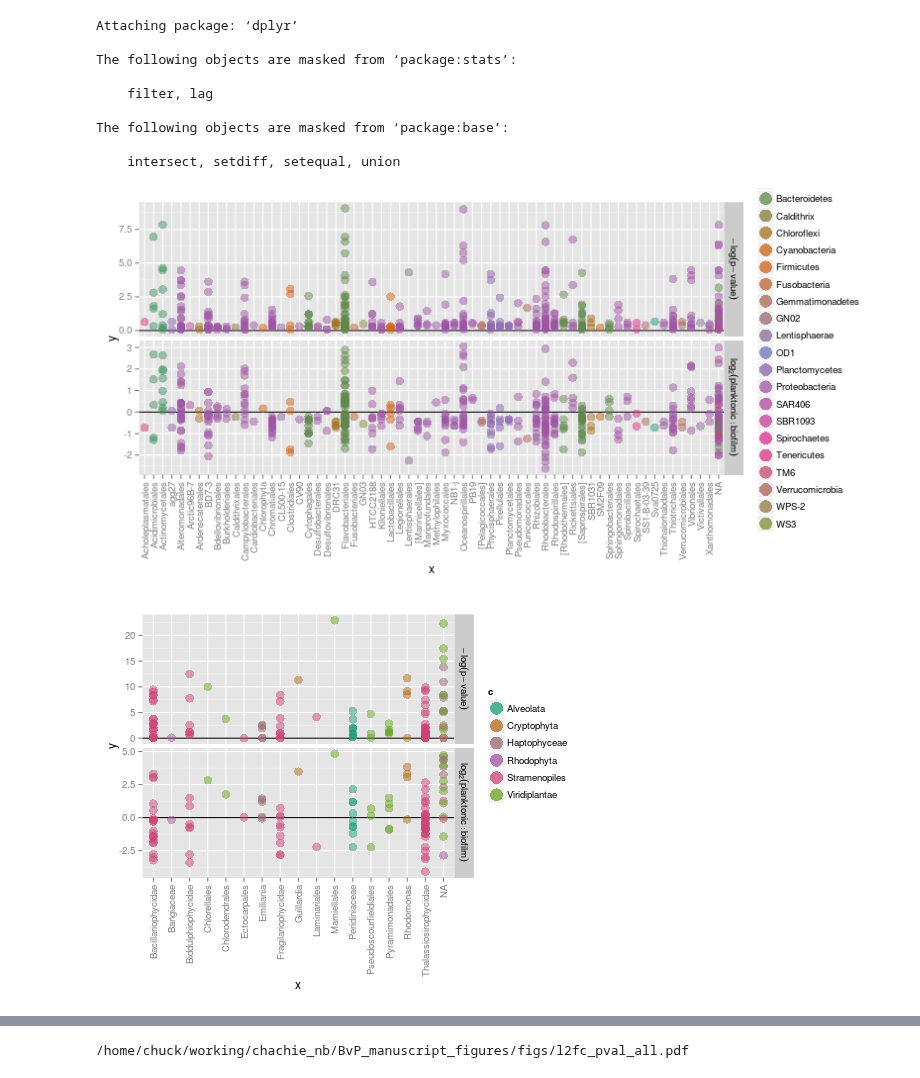
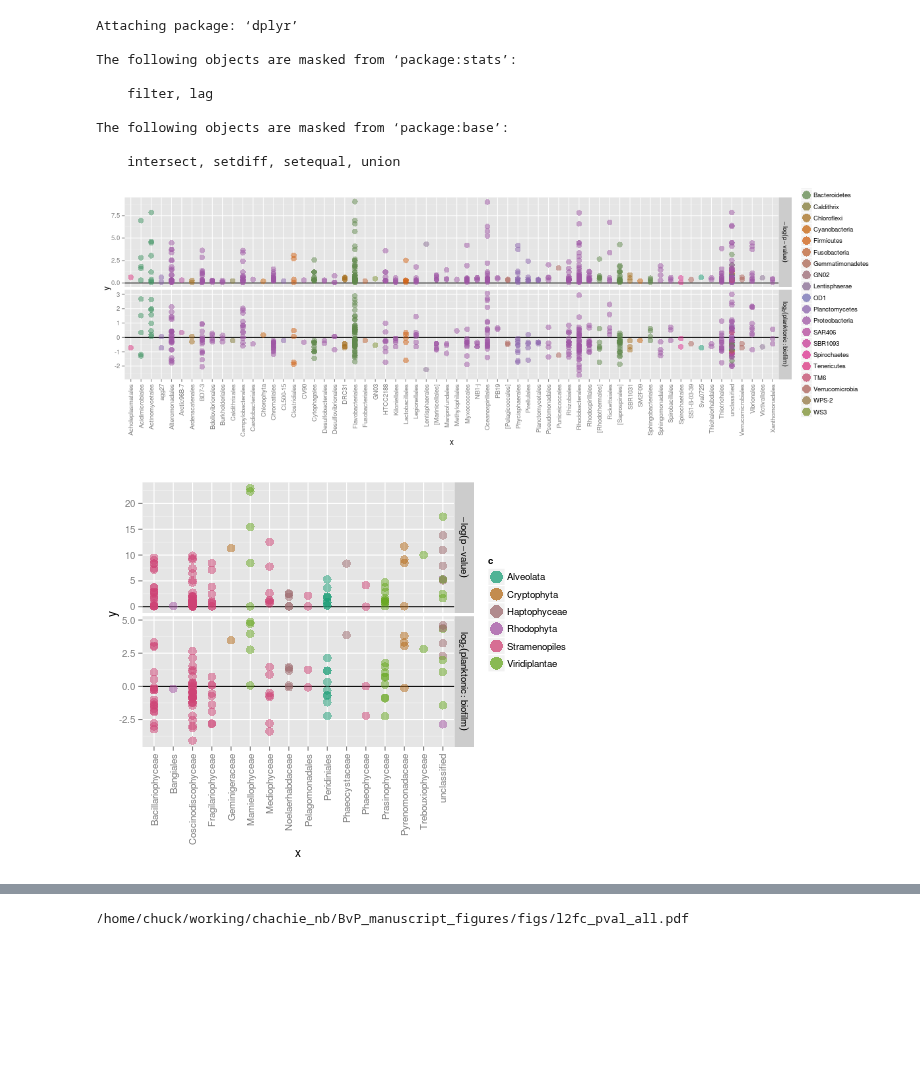
Before and after one commit to chuckpr/BvP_manuscript_figures, a Jupyter notebook: l2fc_figs.ipynb, the cells around one changed output, grey strips where cells are left out. Saved outputs shown, nothing was run; the diff lists cells and outputs as text; code cells hidden in the pictures; blank space fills up the shorter version.

Commit message:
NA to unclassified and switched x-axis to rank4

```diff
--- a/l2fc_figs.ipynb
+++ b/l2fc_figs.ipynb
@@ -18,61 +18,67 @@ The following objects are masked from ‘package:base’:
 
     intersect, setdiff, setequal, union
 # %%
-%%R -w 800 -h 400
+%%R -w 1200 -h 400
 DF = read.table("../data/BvP.l2fc.bact.csv",
                 sep = ",",
                 header = TRUE)
 
 df.plot = subset(DF, !is.na(DF$padj))
+tmp = as.character(df.plot$Rank4)
+tmp[is.na(tmp)] = "unclassified"
+df.plot$Rank4 = tmp
 
 colourCount = length(unique(df.plot$Rank2))
 getPalette = colorRampPalette(brewer.pal(5, "Dark2"))
 
 df.top = data.frame(x = df.plot$Rank4, y = -log(df.plot$padj), OTU = df.plot$OTU,
                     panel = "-log(p-value)", c = df.plot$Rank2)
 df.bottom = data.frame(x = df.plot$Rank4, y = df.plot$log2FoldChange, OTU = df.plot$OTU,
                        panel = "log[2](planktonic:biofilm)",
                        c = df.plot$Rank2)
 
 d = rbind(df.top, df.bottom)
 d.bact = d
 
 p = ggplot(data = d, mapping = aes(x = x, y = y))
 p = p + geom_hline(y = 0)
 p = p + facet_grid(panel~., scale="free", labeller = label_parsed)
 
 p = p + layer(data = df.top,  geom = c("point"), mapping = aes(color = c), alpha = 0.5, size = 4)
 p = p + layer(data = df.bottom, geom = c("point"), mapping = aes(color = c), alpha = 0.5, size = 4)
 p = p + theme(axis.text.x = element_text(angle = 90, vjust = 0.5, hjust = 1))
 p = p + guides(color = guide_legend(override.aes=list(size=6)))
 p = p + scale_color_manual(values=getPalette(colourCount))
 
 p = p + labs(color = "Phylum")
 
 p.bact = p
 
 p
 # %% [output]
-[figure, old version]
+[figure, new version]
 # %%
 %%R -w 500 -h 400
 DF = read.table("../data/BvP.l2fc.euk.csv",
                 sep = ",",
                 header = TRUE)
 df.plot = subset(DF, !is.na(DF$padj))
+tmp = as.character(df.plot$Rank4)
+tmp[is.na(tmp)] = "unclassified"
+df.plot$Rank4 = tmp
 
 colourCount = length(unique(df.plot$Rank2))
 getPalette = colorRampPalette(brewer.pal(5, "Dark2"))
 
-df.top = data.frame(x = df.plot$Rank5, y = -log(df.plot$padj), OTU = df.plot$OTU,
+df.top = data.frame(x = df.plot$Rank4, y = -log(df.plot$padj), OTU = df.plot$OTU,
                     panel = "-log(p-value)", c = df.plot$Rank2)
-df.bottom = data.frame(x = df.plot$Rank5, y = df.plot$log2FoldChange, OTU = df.plot$OTU,
+df.bottom = data.frame(x = df.plot$Rank4, y = df.plot$log2FoldChange, OTU = df.plot$OTU,
                        panel = "log[2](planktonic:biofilm)",
                        c = df.plot$Rank2)
 d = rbind(df.top, df.bottom)
 d.euk = d
 
-p = ggplot(data = d, mapping = aes(x = x, y = y))
+p = ggplot(data = d.euk, mapping = aes(x = x, y = y))
 p = p + geom_hline(y = 0)
 p = p + facet_grid(panel~., scale="free", labeller = label_parsed)
 
@@ -85,7 +91,7 @@ p.euk = p
 
 p
 # %% [output]
-[figure, old version]
+[figure, new version]
 # %%
 %%R
 d.xsort.bact = d.bact %.%
```
Also changed, not shown: parts of 1 cell of this notebook, 1 other file.
